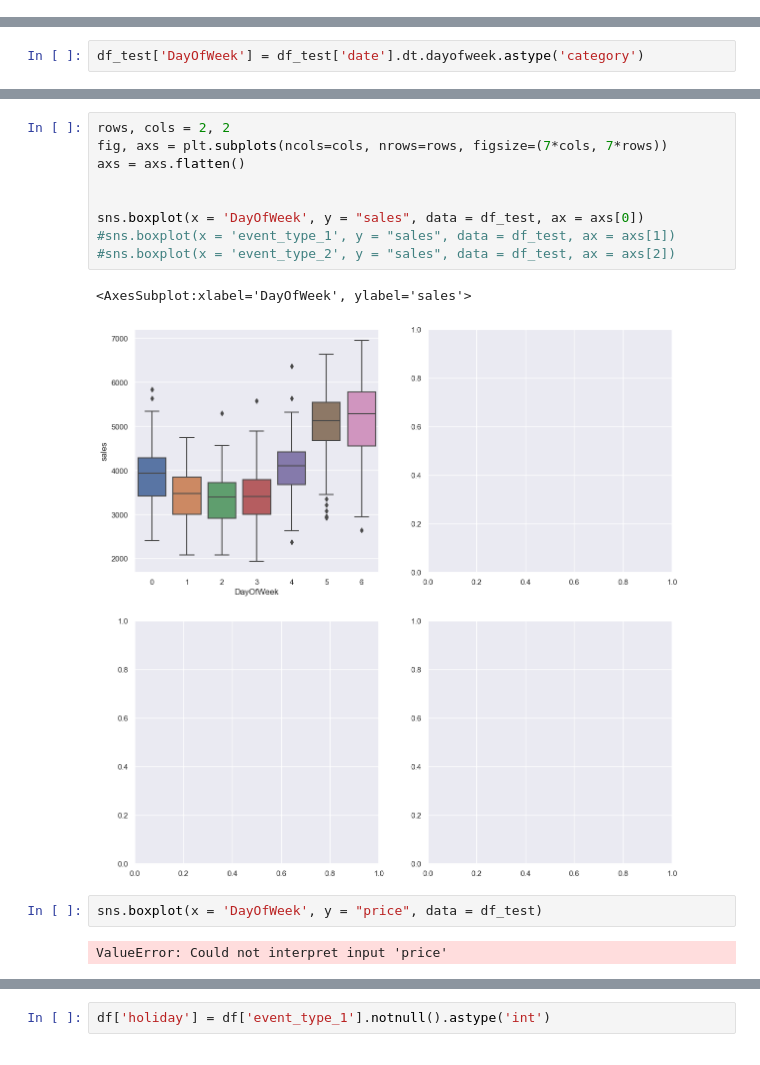
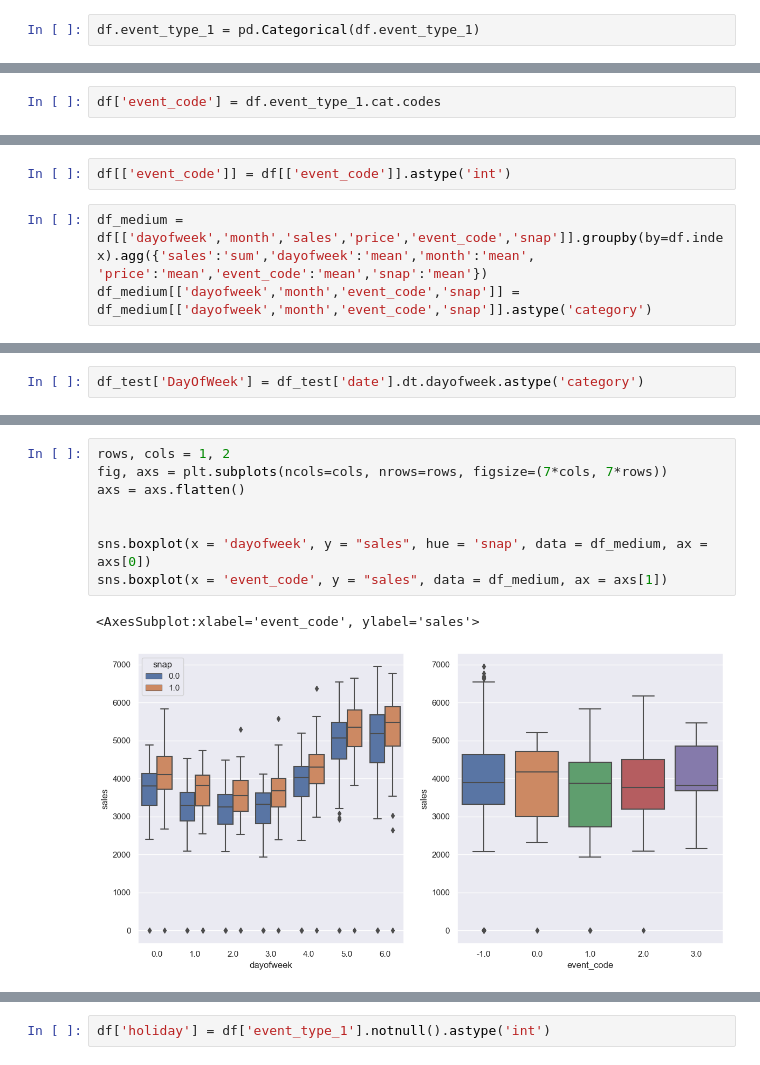
Before and after one commit to EdwinUe/BAB_WS22-23, a Jupyter notebook: Code/003BusinessAnalyticsBProjekt.ipynb, the cells around one changed output, grey strips where cells are left out. Drawn from its saved outputs; the diff is of its cells as text.

```diff
--- a/Code/003BusinessAnalyticsBProjekt.ipynb
+++ b/Code/003BusinessAnalyticsBProjekt.ipynb
@@ -146,0 +165,2 @@ NameError: name 'df_test' is not defined
+# %%
+df.event_type_1 = pd.Categorical(df.event_type_1)
@@ -146,0 +187,2 @@ NameError: name 'df_test' is not defined
+# %%
+df['event_code'] = df.event_type_1.cat.codes
@@ -146,0 +238,5 @@ NameError: name 'df_test' is not defined
+# %%
+df[['event_code']] = df[['event_code']].astype('int')
+# %%
+df_medium = df[['dayofweek','month','sales','price','event_code','snap']].groupby(by=df.index).agg({'sales':'sum','dayofweek':'mean','month':'mean', 'price':'mean','event_code':'mean','snap':'mean'})
+df_medium[['dayofweek','month','event_code','snap']] = df_medium[['dayofweek','month','event_code','snap']].astype('category')
@@ -191,16 +449,11 @@ df_test
 # %%
-rows, cols = 2, 2
+rows, cols = 1, 2
 fig, axs = plt.subplots(ncols=cols, nrows=rows, figsize=(7*cols, 7*rows))
 axs = axs.flatten()
 
 
-sns.boxplot(x = 'DayOfWeek', y = "sales", data = df_test, ax = axs[0])
-#sns.boxplot(x = 'event_type_1', y = "sales", data = df_test, ax = axs[1])
-#sns.boxplot(x = 'event_type_2', y = "sales", data = df_test, ax = axs[2])
+sns.boxplot(x = 'dayofweek', y = "sales", hue = 'snap', data = df_medium, ax = axs[0])
+sns.boxplot(x = 'event_code', y = "sales", data = df_medium, ax = axs[1])
 # %% [output]
-<AxesSubplot:xlabel='DayOfWeek', ylabel='sales'>
+<AxesSubplot:xlabel='event_code', ylabel='sales'>
-[figure, old version]
+[figure, new version]
-# %%
-sns.boxplot(x = 'DayOfWeek', y = "price", data = df_test)
-# %% [output]
-ValueError: Could not interpret input 'price'
```
Also changed, not shown: parts of 82 cells of this notebook, 6 other files.
